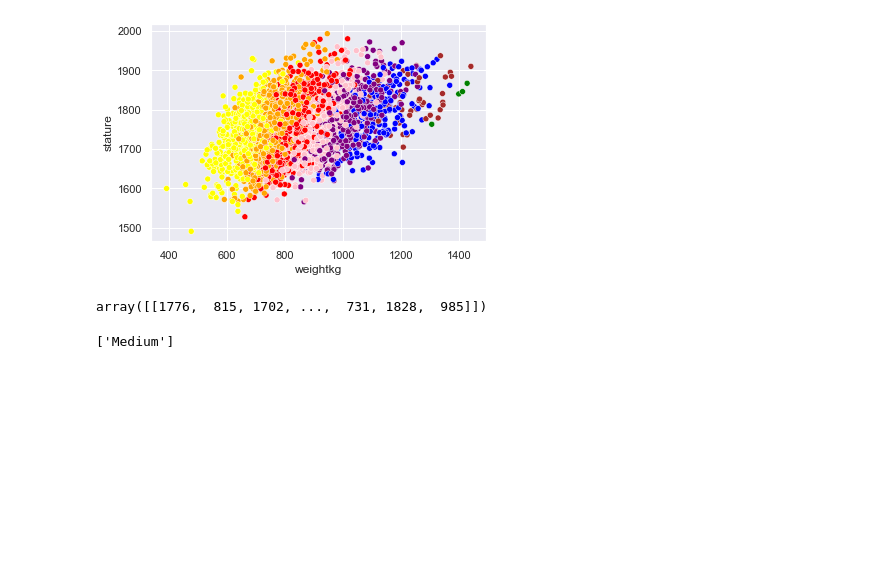
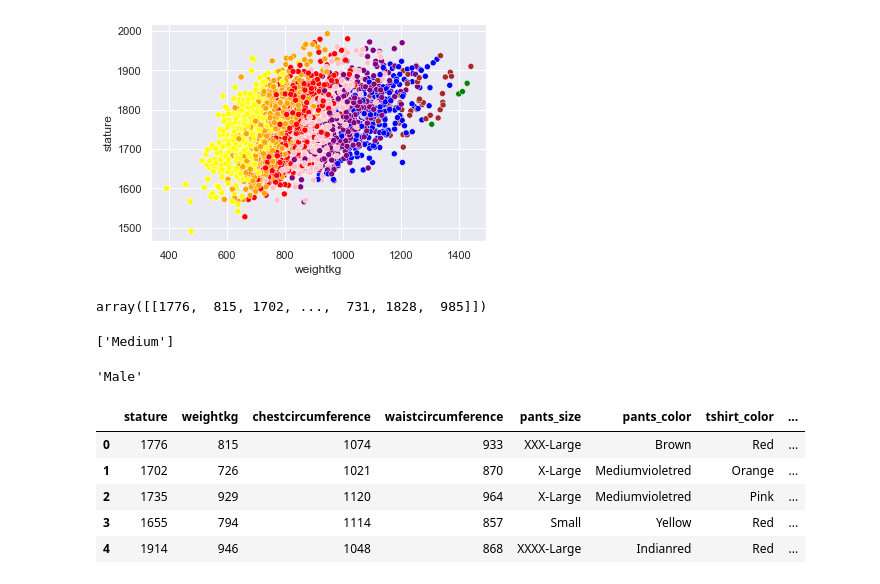
Before and after one commit to Jearnest94/Military_BMM, a Jupyter notebook: program_testing.ipynb, the cells around one changed output. Saved outputs shown, nothing was run; the diff lists cells and outputs as text; code cells hidden in the pictures; blank space fills up the shorter version.

```diff
--- a/program_testing.ipynb
+++ b/program_testing.ipynb
@@ -156,3 +208,16 @@ predicted=knn.predict([[my_length,my_weight]])
 print(predicted)
 # %% [output]
 ['Medium']
+# %%
+male_df['Gender'].value_counts().idxmax()
+# %% [output]
+'Male'
+# %%
+male_df.head()
+# %% [output]
+|  | stature | weightkg | chestcircumference | waistcircumference | pants_size | pants_color | tshirt_color | ... |
+| 0 | 1776 | 815 | 1074 | 933 | XXX-Large | Brown | Red | ... |
+| 1 | 1702 | 726 | 1021 | 870 | X-Large | Mediumvioletred | Orange | ... |
+| 2 | 1735 | 929 | 1120 | 964 | X-Large | Mediumvioletred | Pink | ... |
+| 3 | 1655 | 794 | 1114 | 857 | Small | Yellow | Red | ... |
+| 4 | 1914 | 946 | 1048 | 868 | XXXX-Large | Indianred | Red | ... |
```
Also changed, not shown: parts of 23 cells of this notebook, 4 other files.
